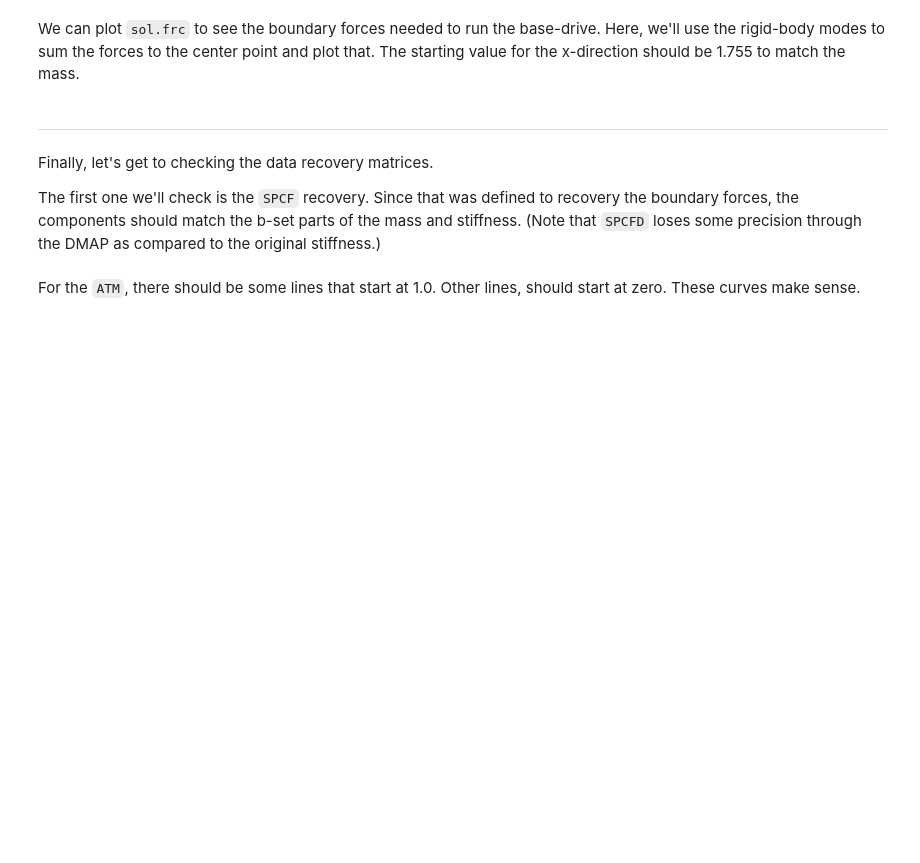
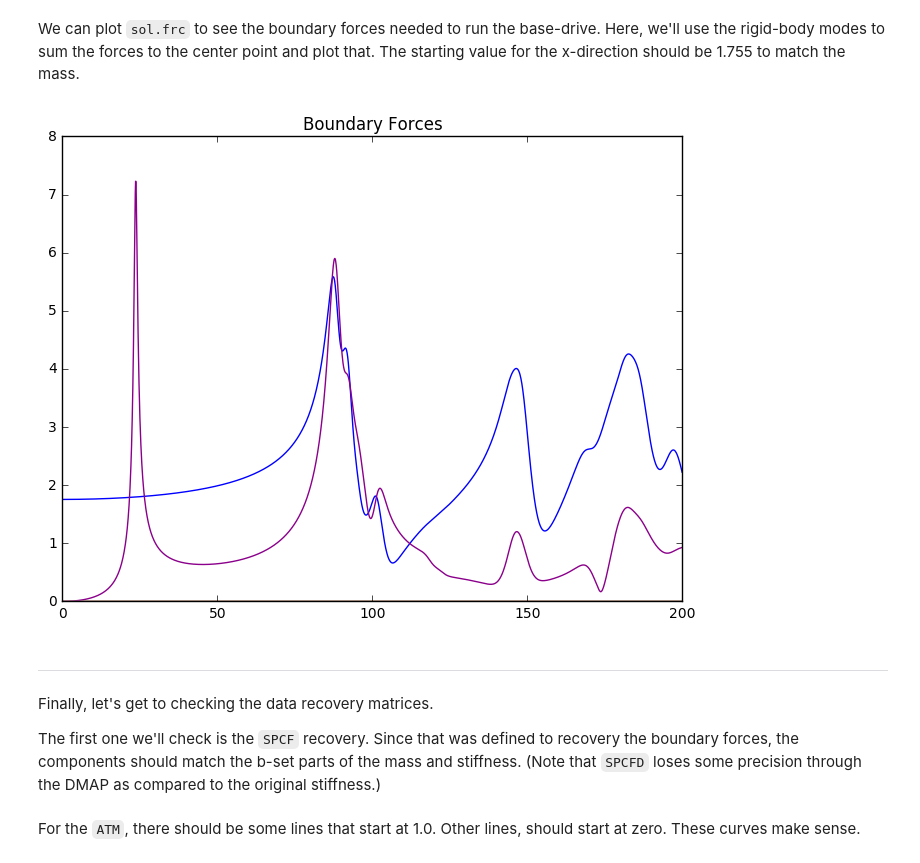
Before and after one commit to twmacro/pyyeti, a Jupyter notebook: docs/tutorials/cbtf.ipynb, the cells around one changed output. Saved outputs shown, nothing was run; the diff lists cells and outputs as text; code cells hidden in the pictures; blank space fills up the shorter version.

```diff
--- a/docs/tutorials/cbtf.ipynb
+++ b/docs/tutorials/cbtf.ipynb
@@ -124,7 +195,10 @@ plt.tight_layout()
 # %% [markdown]
 We can plot ``sol.frc`` to see the boundary forces needed to run the base-drive. Here, we'll use the rigid-body modes to sum the forces to the center point and plot that. The starting value for the x-direction should be 1.755 to match the mass.
 # %%
-h = plt.plot(freq, abs(rbg.T @ sol[0].frc).T)
+plt.plot(freq, abs(rbg.T @ sol[0].frc).T)
+plt.title('Boundary Forces');
+# %% [output]
+[figure, added]
 # %% [markdown]
 ---
 Finally, let's get to checking the data recovery matrices.
```
Also changed, not shown: parts of 14 cells of this notebook, 6 other files.
